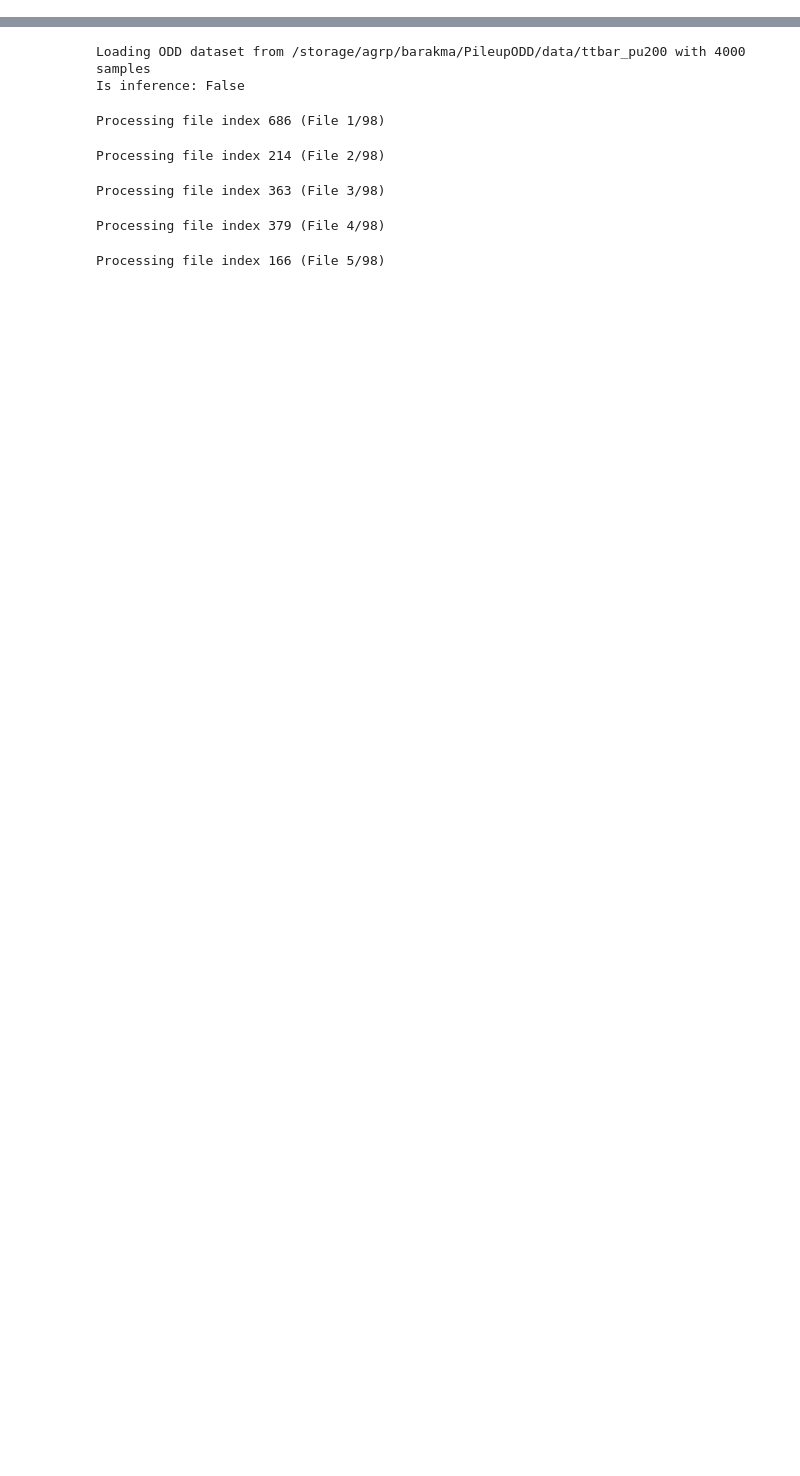
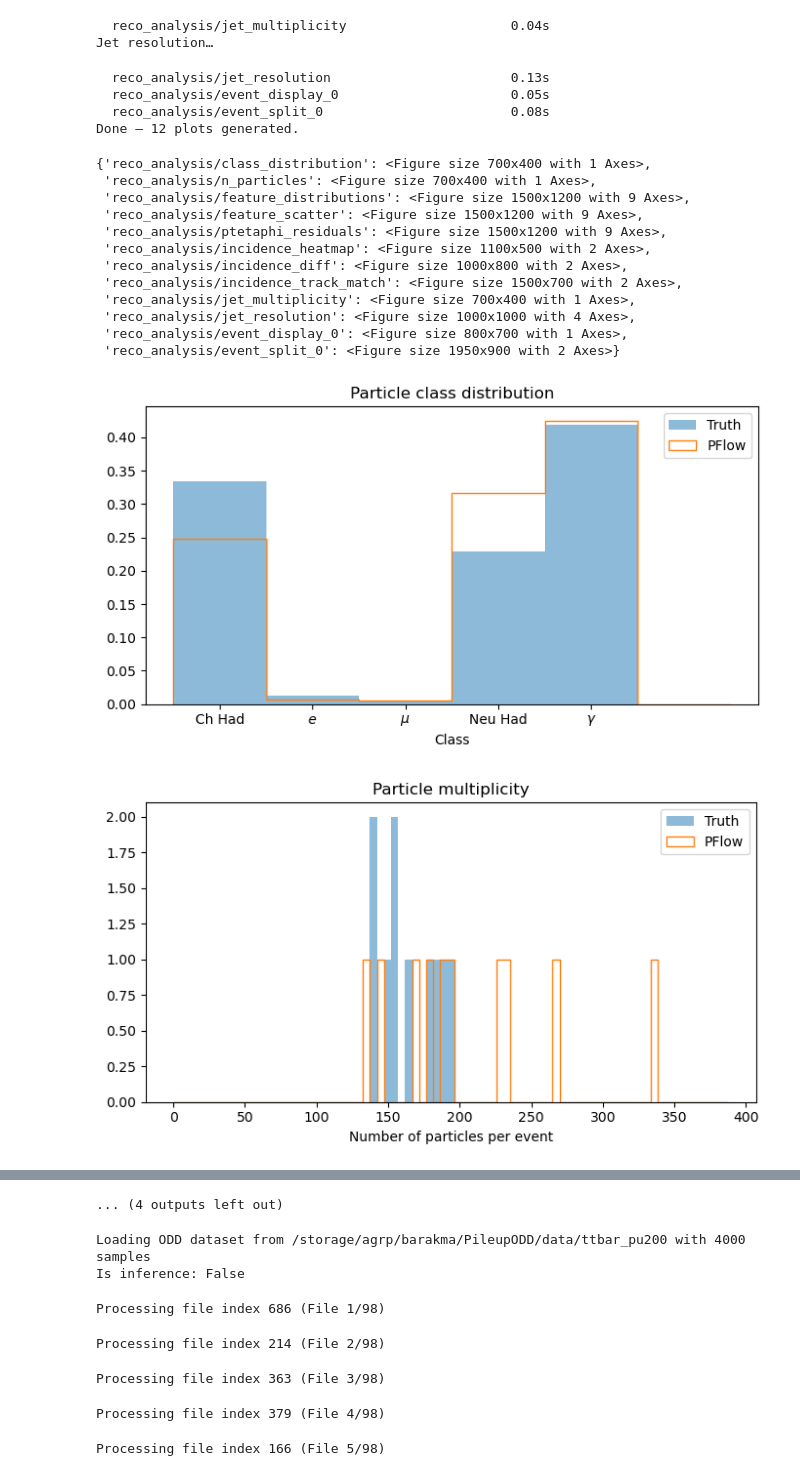
Before and after one commit to barakmarg/hepattn, a Jupyter notebook: src/hepattn/experiments/odd_pileup_reco/notebook/debug.ipynb, the cells around one changed output, grey strips where cells are left out. Saved outputs shown, nothing was run; the diff lists cells and outputs as text; code cells hidden in the pictures; blank space fills up the shorter version.

```diff
--- a/src/hepattn/experiments/odd_pileup_reco/notebook/debug.ipynb
+++ b/src/hepattn/experiments/odd_pileup_reco/notebook/debug.ipynb
@@ -113,3 +110,7 @@ val_files=[
     '/storage/agrp/barakma/PileupODD/data/ttbar_pu200/target_particles-00114.parquet',
     '/storage/agrp/barakma/PileupODD/data/ttbar_pu200/target_particles-00654.parquet'
 ]
+# %%
+from hepattn.experiments.odd_pileup_reco.eval_data import load_eval_data_from_h5
+track_data, cluster_data, reco_data = load_eval_data_from_h5('/storage/agrp/barakma/hepattn/src/hepattn/experiments/odd_pileup_reco/logs/odd_pflow_reco_20260405-T184853/ckpts/epoch=042-val_loss=13.01940__test.h5',
+                                                             event_indices=range(10))
@@ -115,0 +222,4 @@ val_files=[
+# %%
+from hepattn.experiments.odd_pileup_reco.reco_analysis import run_reco_analysis,pflow_data_from_eval_dicts
+run_reco_analysis(pflow_data_from_eval_dicts(reco_data))
+# %% [output]
@@ -115,0 +236,20 @@ val_files=[
+  reco_analysis/jet_multiplicity                     0.04s
+Jet resolution…
+  reco_analysis/jet_resolution                       0.13s
+  reco_analysis/event_display_0                      0.05s
+  reco_analysis/event_split_0                        0.08s
+Done — 12 plots generated.
+{'reco_analysis/class_distribution': <Figure size 700x400 with 1 Axes>,
+ 'reco_analysis/n_particles': <Figure size 700x400 with 1 Axes>,
+ 'reco_analysis/feature_distributions': <Figure size 1500x1200 with 9 Axes>,
+ 'reco_analysis/feature_scatter': <Figure size 1500x1200 with 9 Axes>,
+ 'reco_analysis/ptetaphi_residuals': <Figure size 1500x1200 with 9 Axes>,
+ 'reco_analysis/incidence_heatmap': <Figure size 1100x500 with 2 Axes>,
+ 'reco_analysis/incidence_diff': <Figure size 1000x800 with 2 Axes>,
+ 'reco_analysis/incidence_track_match': <Figure size 1500x700 with 2 Axes>,
+ 'reco_analysis/jet_multiplicity': <Figure size 700x400 with 1 Axes>,
+ 'reco_analysis/jet_resolution': <Figure size 1000x1000 with 4 Axes>,
+ 'reco_analysis/event_display_0': <Figure size 800x700 with 1 Axes>,
+ 'reco_analysis/event_split_0': <Figure size 1950x900 with 2 Axes>}
+[figure, added]
+[figure, added]
@@ -116,3 +262,4 @@ val_files=[
+... (4 outputs left out)
 # %%
 from hepattn.experiments.odd_pileup_two_stream.eval_plots import build_dataloader, load_config, load_config
 cfg = load_config(config_path='/storage/agrp/barakma/hepattn/src/hepattn/experiments/odd_pileup_reco/configs/base.yaml')
```
Also changed, not shown: parts of 12 cells of this notebook, 10 other files.
